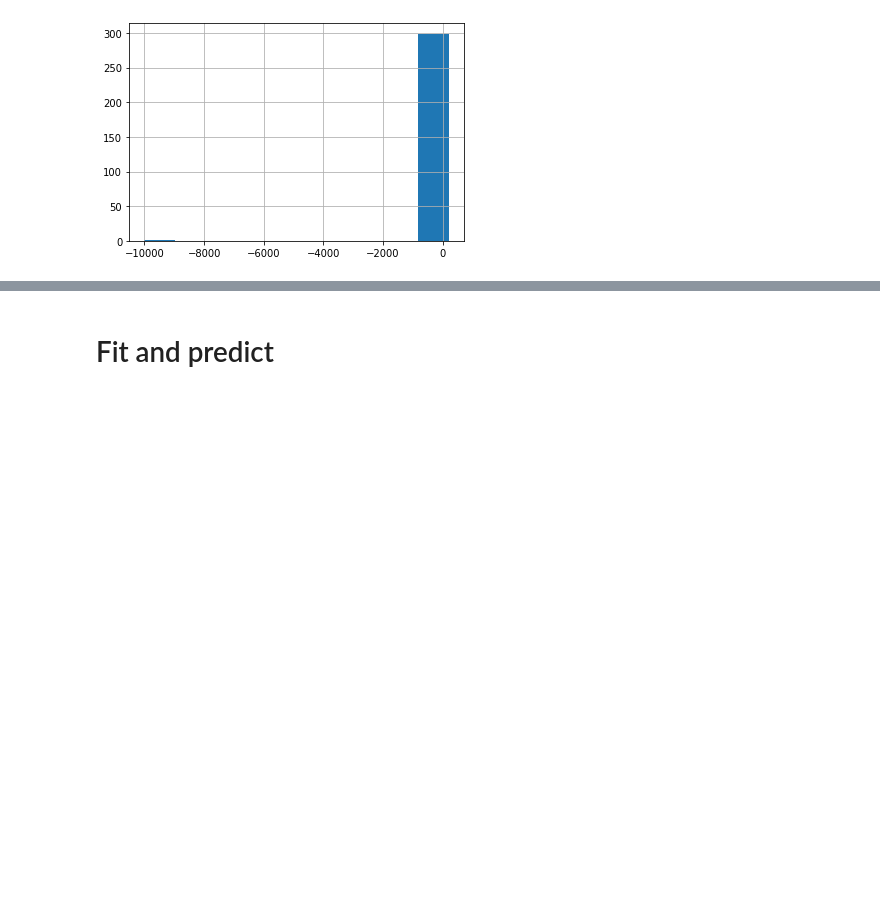
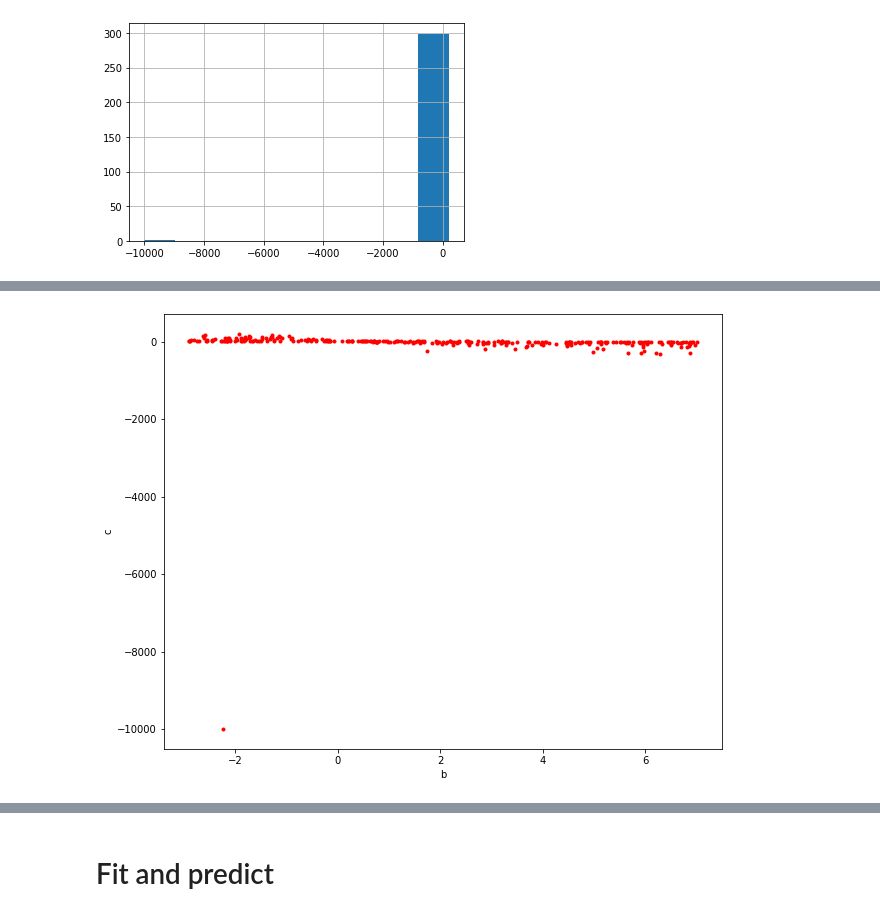
Before and after one commit to steph-jung/moloco-takehome, a Jupyter notebook: moloco-takehome-2.ipynb, the cells around one changed output, grey strips where cells are left out. Drawn from its saved outputs; the diff is of its cells as text; code cells hidden in the pictures; blank space fills up the shorter version.

```diff
--- a/moloco-takehome-2.ipynb
+++ b/moloco-takehome-2.ipynb
@@ -65,5 +66,9 @@ data['c'].hist()
 # %%
-plt.figure(figsize=(10, 8))
-plt.plot(data.a, data.c, '.', color='red')
-plt.xlabel('a')
-plt.ylabel('c')
+def plot_scatter(data, col_x, col_y):
+    """
+    Display a scatter plot between col_x and col_y.
+    """
+    plt.figure(figsize=(10, 8))
+    plt.plot(data[col_x], data[col_y], '.', color='red')
+    plt.xlabel(f'{col_x}')
+    plt.ylabel(f'{col_y}')
@@ -72,0 +81,4 @@ Text(0, 0.5, 'c')
+# %%
+plot_scatter(data, 'b', 'c')
+# %% [output]
+[figure, added]
```
Also changed, not shown: parts of 44 cells of this notebook.
